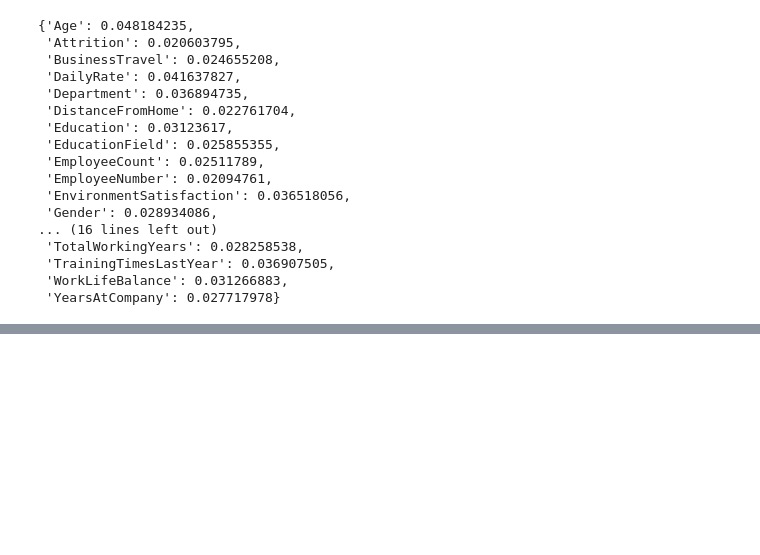
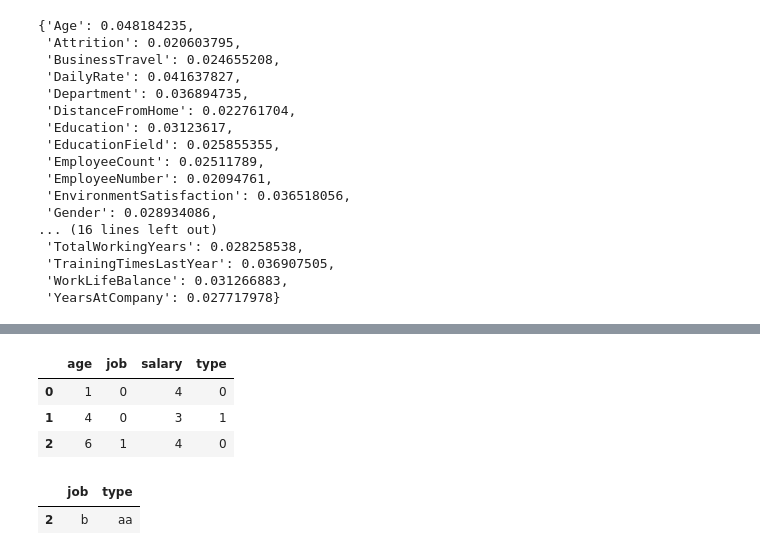
Before and after one commit to MahdiEsrafili/HR_Attrition_prediction, a Jupyter notebook: test.ipynb, the cells around one changed output, grey strips where cells are left out. Saved outputs shown, nothing was run; the diff lists cells and outputs as text; code cells hidden in the pictures; blank space fills up the shorter version.

```diff
--- a/test.ipynb
+++ b/test.ipynb
@@ -59,0 +87,13 @@ dict(x)
+# %%
+xe = le.fit_transform(x)
+xe
+# %% [output]
+|  | age | job | salary | type |
+| 0 | 1 | 0 | 4 | 0 |
+| 1 | 4 | 0 | 3 | 1 |
+| 2 | 6 | 1 | 4 | 0 |
+# %%
+le.inverse_transform(xe[['job', 'type']].iloc[2:3])
+# %% [output]
+|  | job | type |
+| 2 | b | aa |
```
Also changed, not shown: parts of 8 cells of this notebook, 2 other files.
